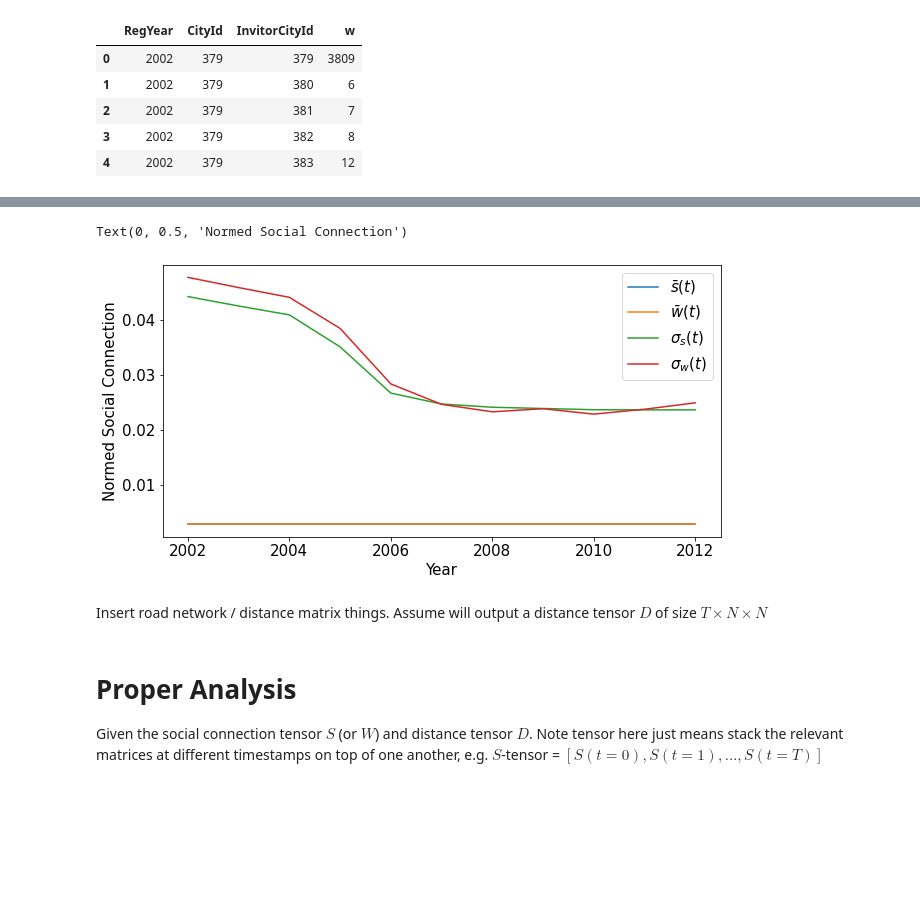
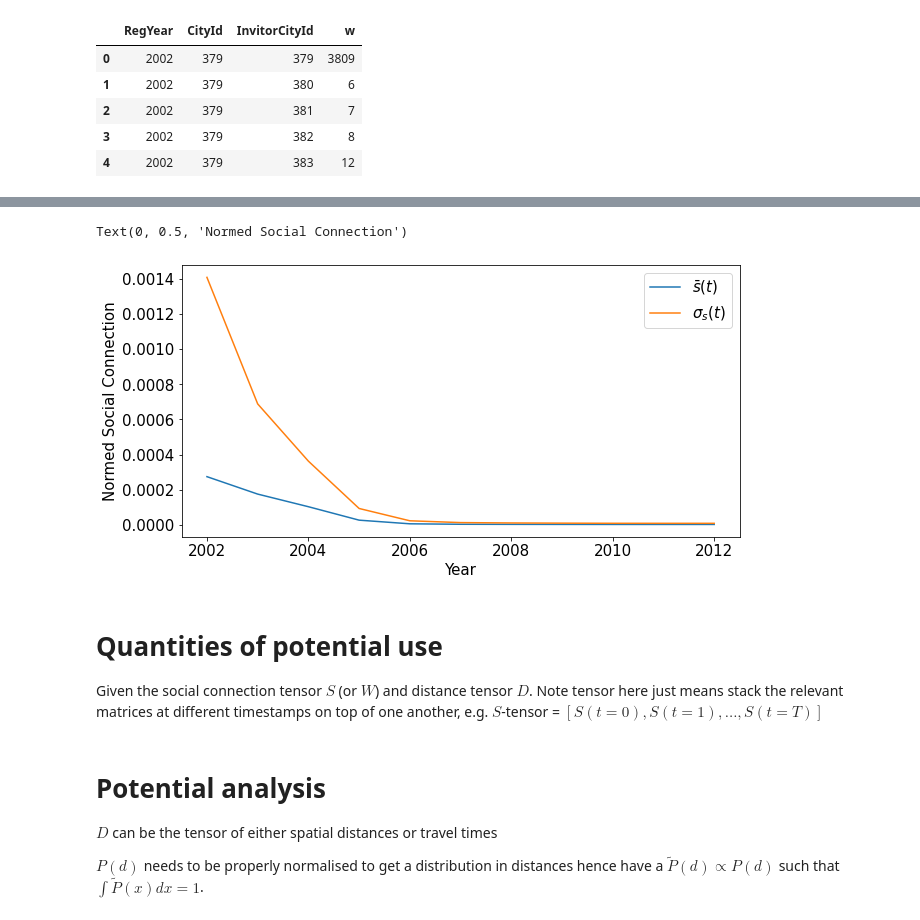
Before and after one commit to yasamanasgarii/wwcs-2022-memory-of-social-connections, a Jupyter notebook: analysis/analysis.ipynb, the cells around one changed output, grey strips where cells are left out. Cells and saved outputs as stored; diff of their text form; code cells hidden in the pictures; blank space fills up the shorter version.

Commit message:
null models

```diff
--- a/analysis/analysis.ipynb
+++ b/analysis/analysis.ipynb
@@ -63,20 +68,3 @@ S = np.cumsum(W + np.transpose(W,axes=[0,2,1]),axis=0)
 # correcting the self loops since double counted
 for i in range(S.shape[2]):
     S[:,i,i] = S[:,i,i]/2
-
-
-# under a null model of random graph
-S_null = np.zeros_like(S)
-for t in range(S.shape[0]):
-    for i in range(S.shape[1]):
-        for j in range(S.shape[2]):
-            S_null[t,i,j] = S[t,i,:].sum()*S[t,j,:].sum()/S[t,:,:].sum()
-
-
-# symmetrised, normalised social connection tensor S_norm
-S_norm = np.zeros_like(S,dtype='float64')
-for t in range(S.shape[0]):
-    S_norm[t,:,:] = S[t,:,:]
-#     np.fill_diagonal(S_norm[t,:,:],0) # removing all self-loops
-    S_norm[t,:,:] /= S_norm[t,:,:].sum()
-# S_norm = S/S_null # fails due to zeros in S_null
@@ -82,0 +73,16 @@ for t in range(S.shape[0]):
+# %%
+# Null Model 1 - Random Graph
+S_ti = np.sum(S,axis=2)
+S_null_r = np.zeros_like(S)
+for t in range(S.shape[0]):
+    modS = S[t,:,:].sum()
+    S_null_r[t,:,:] = np.outer(S_ti[t,:],S_ti[t,:])
+
+
+# Null Model 2 - Gravity Model
+    # requires the distance tensor too!
+S_null_g = np.zeros_like(S)
+for t in range(S.shape[0]):
+# %%
+# symmetrised, social connection tensor S_norm normalised to the null model
+S_norm = S/S_null
@@ -103,23 +111,19 @@ for t in range(S.shape[0]):
 # %%
 fig=plt.figure(figsize=(10,5))
-# the mean is meaningless since we always normalise against the sum
-# plt.plot(Years,[S_norm[t,:,:].mean() for t in range(S.shape[0])],label='mean')
 
 plt.plot(Years,[S_norm[t,:,:].mean() for t in range(S.shape[0])],label=r'$\bar{s} (t)$')
-plt.plot(Years,[W_norm[t,:,:].mean() for t in range(S.shape[0])],label=r'$\bar{w} (t)$')
+# plt.plot(Years,[W_norm[t,:,:].mean() for t in range(S.shape[0])],label=r'$\bar{w} (t)$')
 
 plt.plot(Years,[S_norm[t,:,:].std() for t in range(S.shape[0])],label=r'$\sigma_s (t)$')
-plt.plot(Years,[W_norm[t,:,:].std() for t in range(S.shape[0])],label=r'$\sigma_w (t)$')
+# plt.plot(Years,[W_norm[t,:,:].std() for t in range(S.shape[0])],label=r'$\sigma_w (t)$')
 plt.legend()
 plt.xlabel("Year")
 plt.ylabel("Normed Social Connection")
 # %% [output]
 Text(0, 0.5, 'Normed Social Connection')
-[figure, old version]
+[figure, new version]
-# %% [markdown]
-Insert road network / distance matrix things. Assume will output a distance tensor $D$ of size $T \times N \times N$
 # %% [markdown]
-# Proper Analysis
+# Quantities of potential use
 Given the social connection tensor $S$ (or $W$) and distance tensor $D$. Note tensor here just means stack the relevant matrices at different timestamps on top of one another, e.g. $S$-tensor = $[S(t=0),S(t=1),...,S(t=T)]$
 # %%
 def lag_corr(A,B,t,tau):
@@ -175,3 +181,8 @@ def maximal_lag_corr(A,B):
 
 def char_timescales(A,B):
     return np.argmax(lag_corr_matrix(A,B),axis=1)
+# %% [markdown]
+# Potential analysis
+$D$ can be the tensor of either spatial distances or travel times
+
+$P(d)$ needs to be properly normalised to get a distribution in distances hence have a $\tilde{P}(d) \propto P(d)$ such that $\int \tilde{P}(x) dx= 1$.
```
Also changed, not shown: parts of 9 cells of this notebook.
